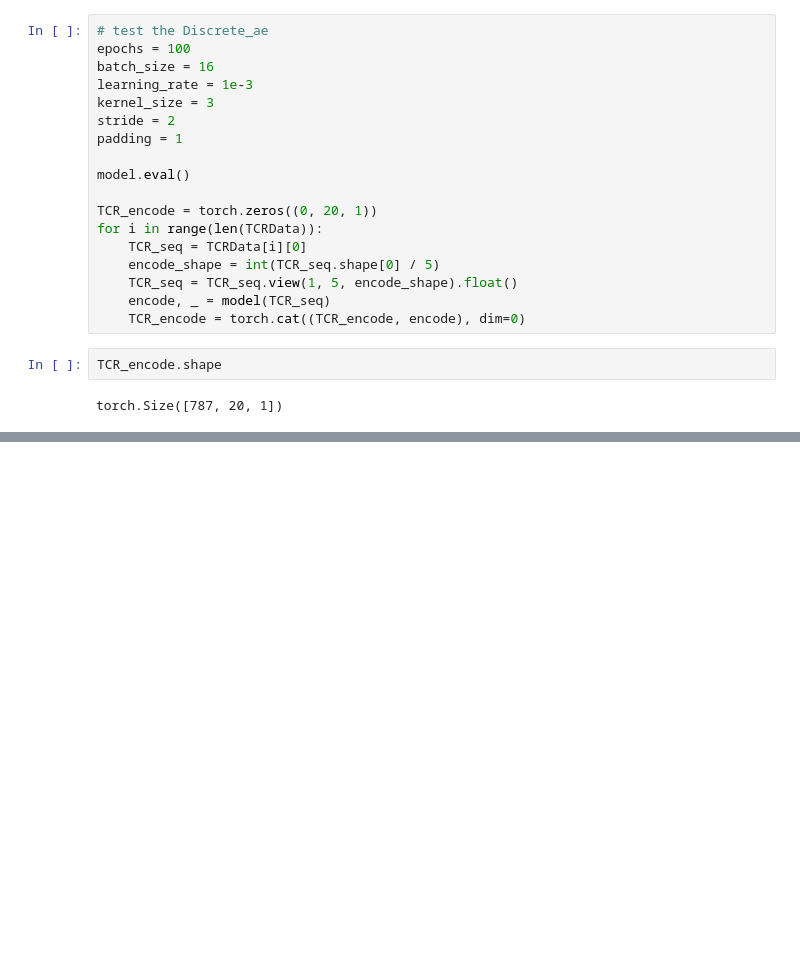
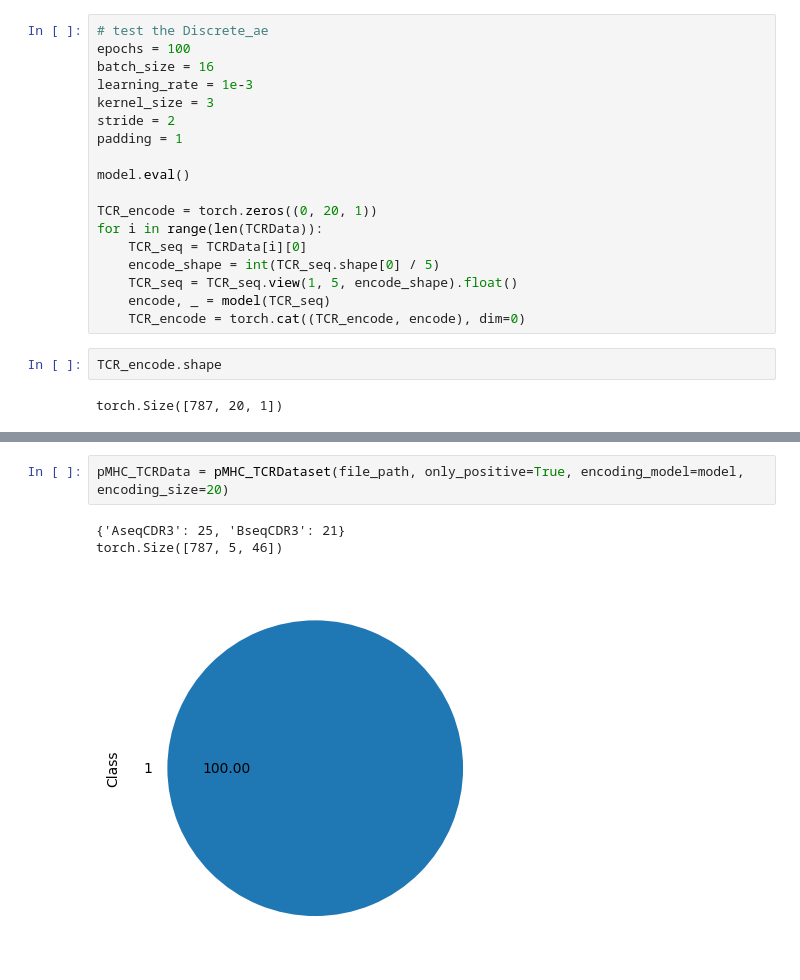
Before and after one commit to cb11711211/pMHC-TCR-binding-prediction, a Jupyter notebook: prediction_model/Week_06_Discrete_ae.ipynb, the cells around one changed output, grey strips where cells are left out. Drawn from its saved outputs; the diff is of its cells as text; blank space fills up the shorter version.

```diff
--- a/prediction_model/Week_06_Discrete_ae.ipynb
+++ b/prediction_model/Week_06_Discrete_ae.ipynb
@@ -330,0 +441,6 @@ torch.Size([787, 20, 1])
+# %%
+pMHC_TCRData = pMHC_TCRDataset(file_path, only_positive=True, encoding_model=model, encoding_size=20)
+# %% [output]
+{'AseqCDR3': 25, 'BseqCDR3': 21}
+torch.Size([787, 5, 46])
+[figure, added]
```
Also changed, not shown: parts of 12 cells of this notebook, 1 other file.
